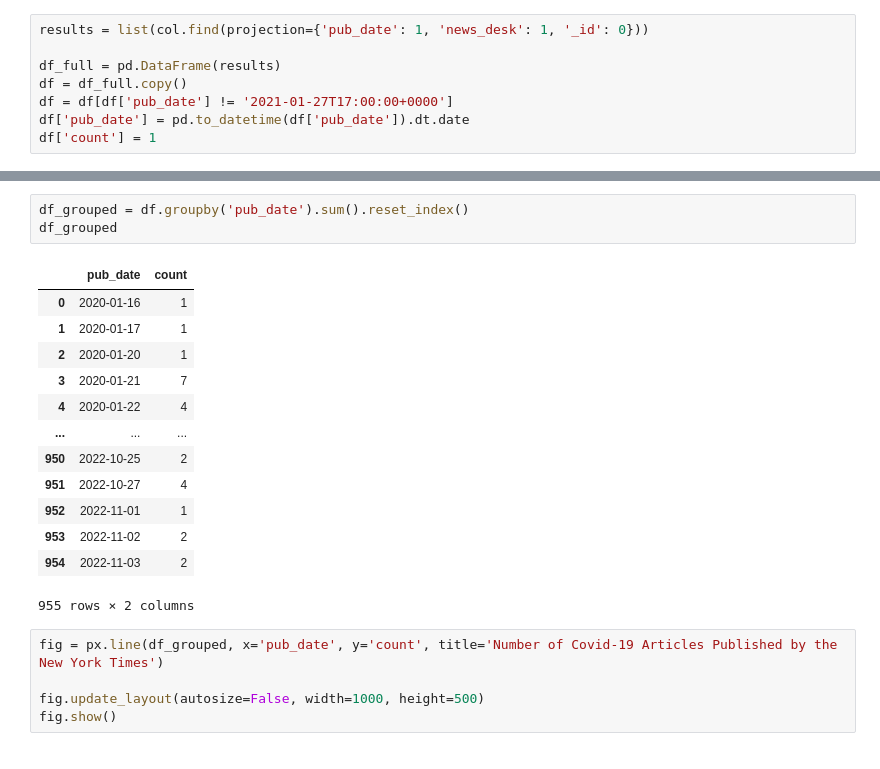
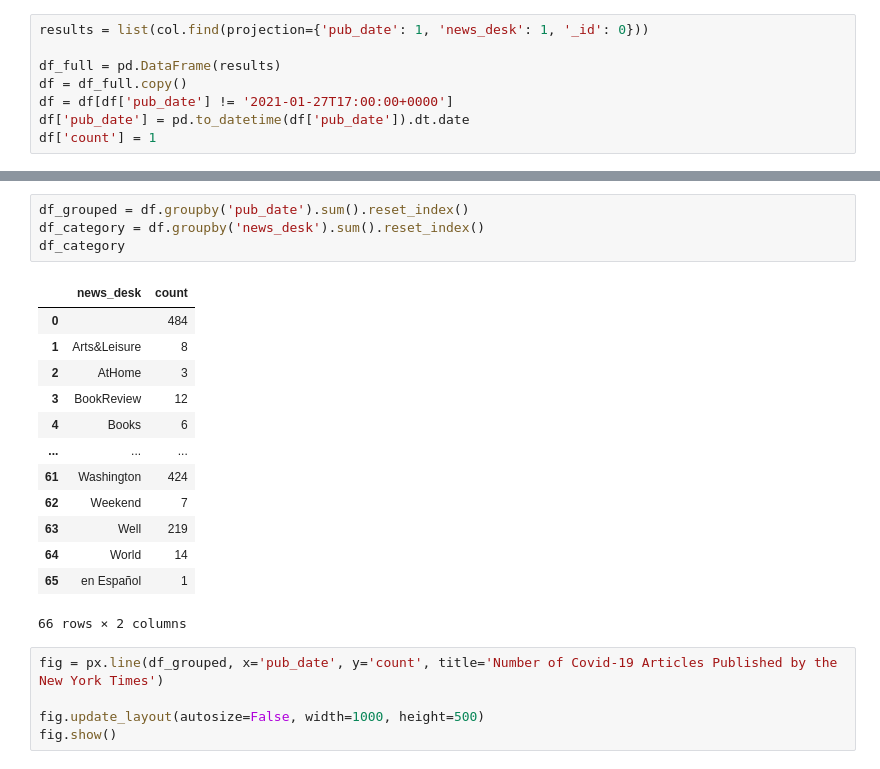
Before and after one commit to GuillaumeArp/DST_DE_project, a Jupyter notebook: NYT_data.ipynb, the cells around one changed output, grey strips where cells are left out. Cells and saved outputs as stored; diff of their text form.

```diff
--- a/NYT_data.ipynb
+++ b/NYT_data.ipynb
@@ -240,20 +214,21 @@ list_2021
 # %%
 df_grouped = df.groupby('pub_date').sum().reset_index()
-df_grouped
+df_category = df.groupby('news_desk').sum().reset_index()
+df_category
 # %% [output]
-|  | pub_date | count |
-| 0 | 2020-01-16 | 1 |
-| 1 | 2020-01-17 | 1 |
-| 2 | 2020-01-20 | 1 |
-| 3 | 2020-01-21 | 7 |
-| 4 | 2020-01-22 | 4 |
+|  | news_desk | count |
+| 0 |  | 484 |
+| 1 | Arts&Leisure | 8 |
+| 2 | AtHome | 3 |
+| 3 | BookReview | 12 |
+| 4 | Books | 6 |
 | ... | ... | ... |
-| 950 | 2022-10-25 | 2 |
-| 951 | 2022-10-27 | 4 |
-| 952 | 2022-11-01 | 1 |
-| 953 | 2022-11-02 | 2 |
-| 954 | 2022-11-03 | 2 |
+| 61 | Washington | 424 |
+| 62 | Weekend | 7 |
+| 63 | Well | 219 |
+| 64 | World | 14 |
+| 65 | en Español | 1 |
-955 rows × 2 columns
+66 rows × 2 columns
 # %%
 fig = px.line(df_grouped, x='pub_date', y='count', title='Number of Covid-19 Articles Published by the New York Times')
 
```
Also changed, not shown: parts of 1 cell of this notebook.
